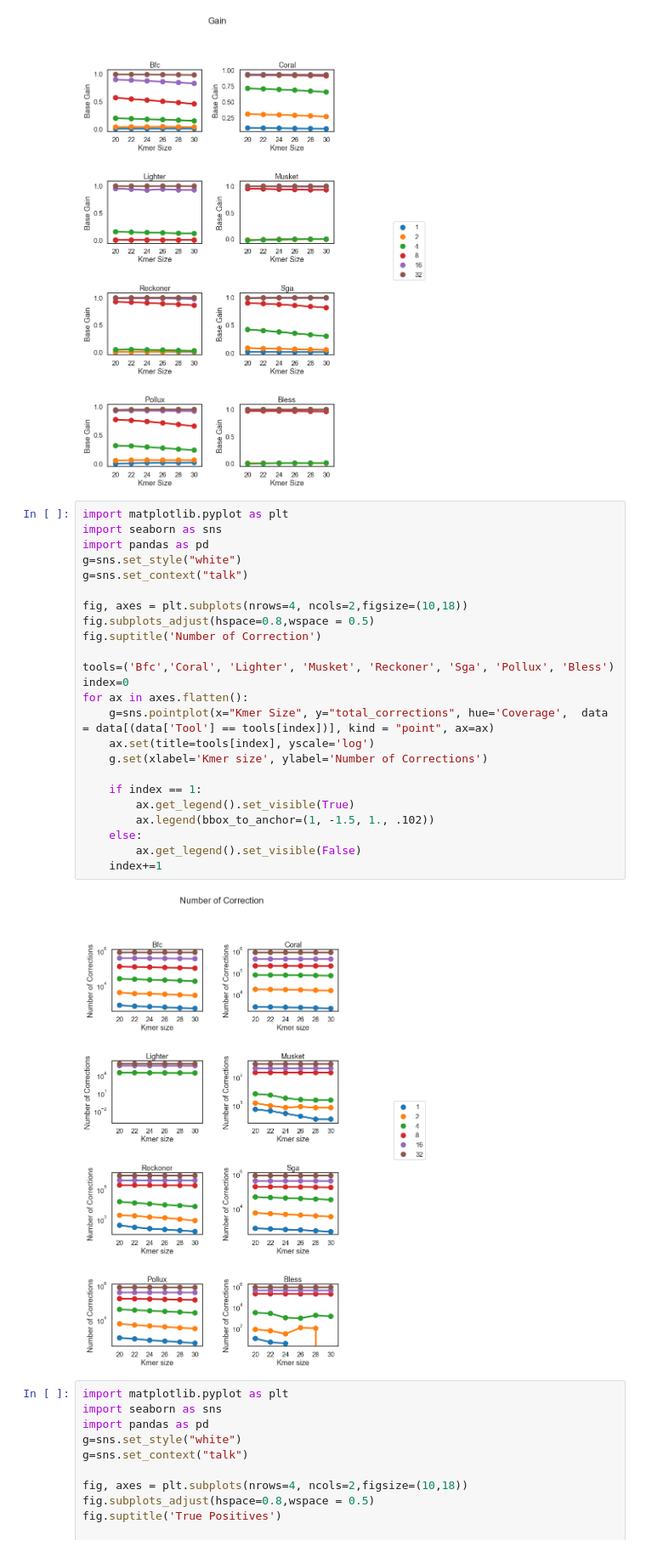
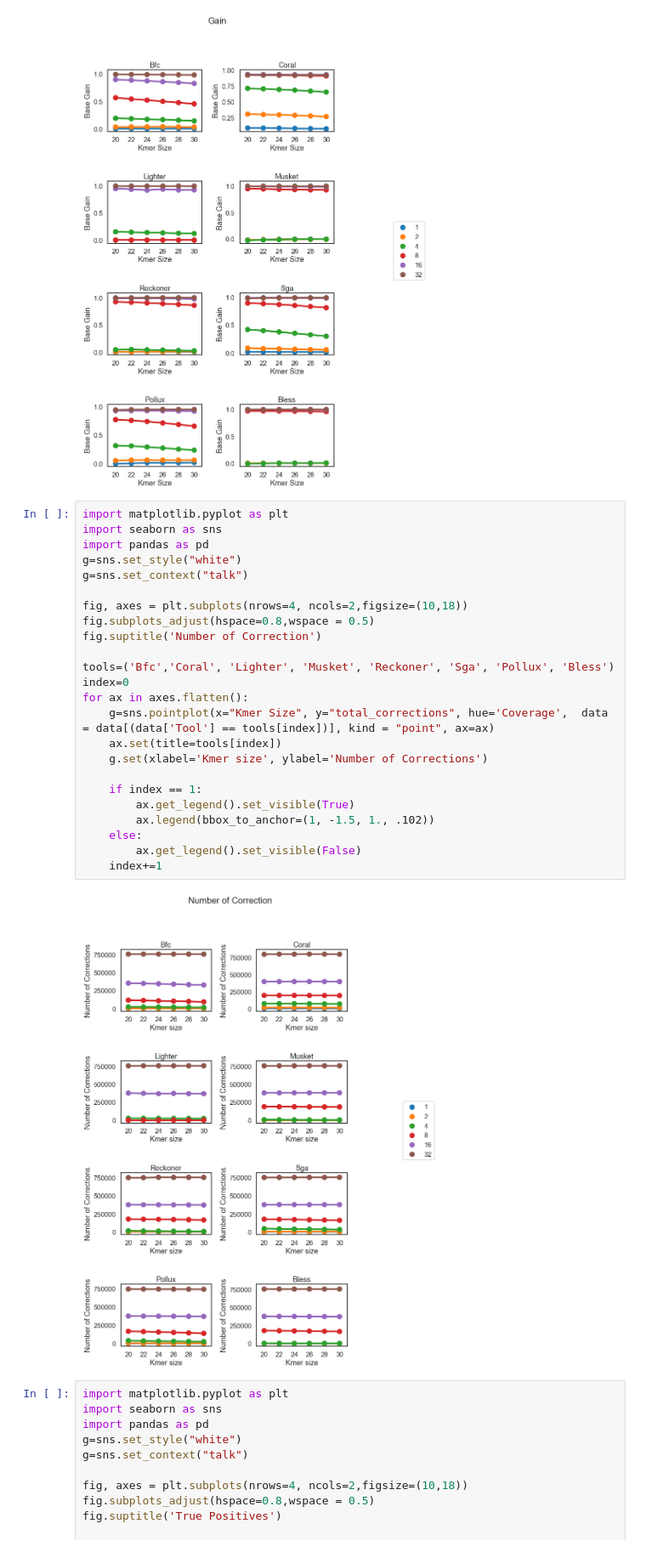
Before and after one commit to Mangul-Lab-USC/benchmarking_error_correction, a Jupyter notebook: notebooks/Ecoli.ipynb, the cells around one changed output. Shown: that part at 85% size. Saved outputs shown, nothing was run; the diff lists cells and outputs as text.

```diff
--- a/notebooks/Ecoli.ipynb
+++ b/notebooks/Ecoli.ipynb
@@ -53,29 +53,29 @@ for ax in axes.flatten():
 # %%
 import matplotlib.pyplot as plt
 import seaborn as sns
 import pandas as pd
 g=sns.set_style("white")
 g=sns.set_context("talk")
 
 fig, axes = plt.subplots(nrows=4, ncols=2,figsize=(10,18))
 fig.subplots_adjust(hspace=0.8,wspace = 0.5)
 fig.suptitle('Number of Correction')
 
 tools=('Bfc','Coral', 'Lighter', 'Musket', 'Reckoner', 'Sga', 'Pollux', 'Bless')
 index=0
 for ax in axes.flatten():
     g=sns.pointplot(x="Kmer Size", y="total_corrections", hue='Coverage',  data = data[(data['Tool'] == tools[index])], kind = "point", ax=ax)
-    ax.set(title=tools[index], yscale='log')
+    ax.set(title=tools[index])
     g.set(xlabel='Kmer size', ylabel='Number of Corrections')
 
     if index == 1:
         ax.get_legend().set_visible(True)
         ax.legend(bbox_to_anchor=(1, -1.5, 1., .102))
     else:
         ax.get_legend().set_visible(False)
     index+=1
 # %% [output]
-[figure, old version]
+[figure, new version]
 # %%
 import matplotlib.pyplot as plt
 import seaborn as sns
```
Also changed, not shown: 1 other file.
